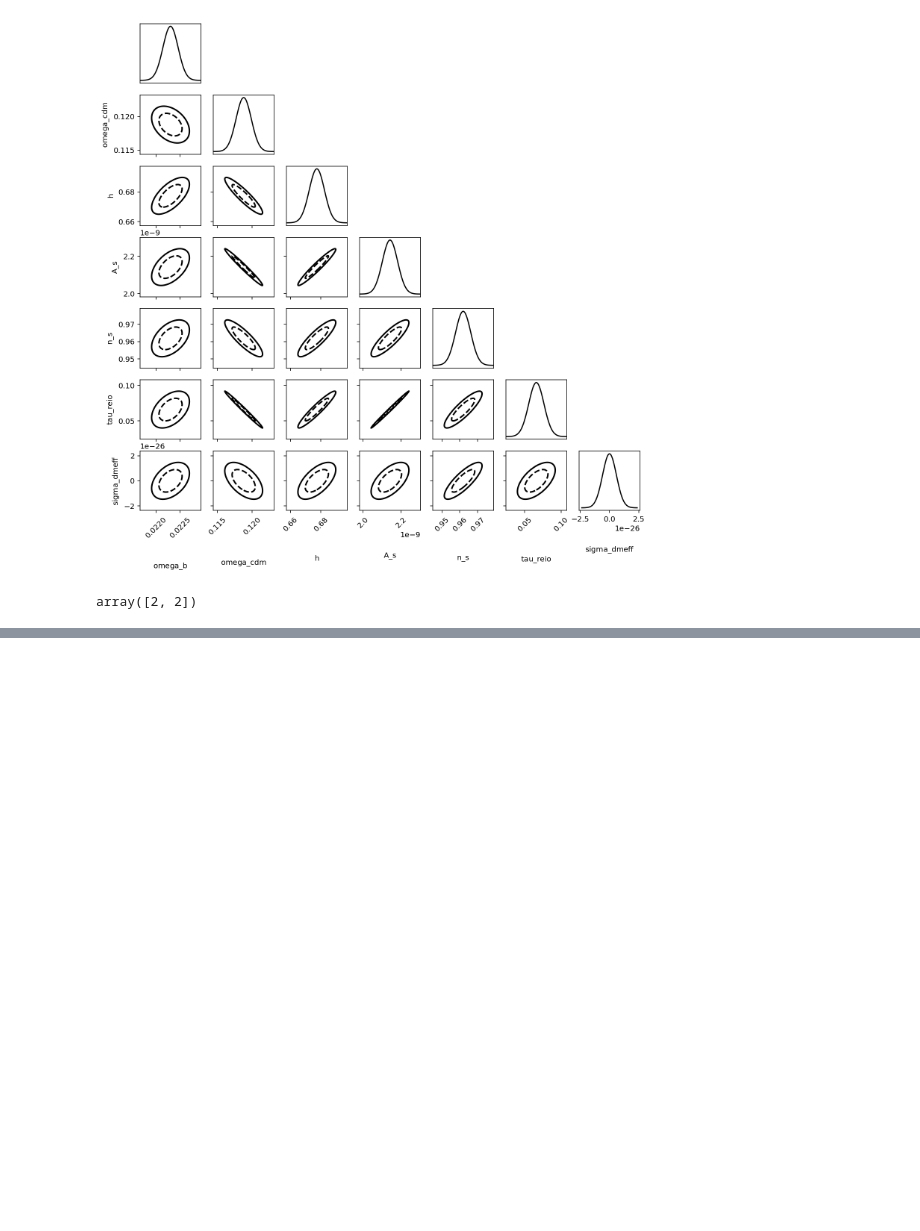
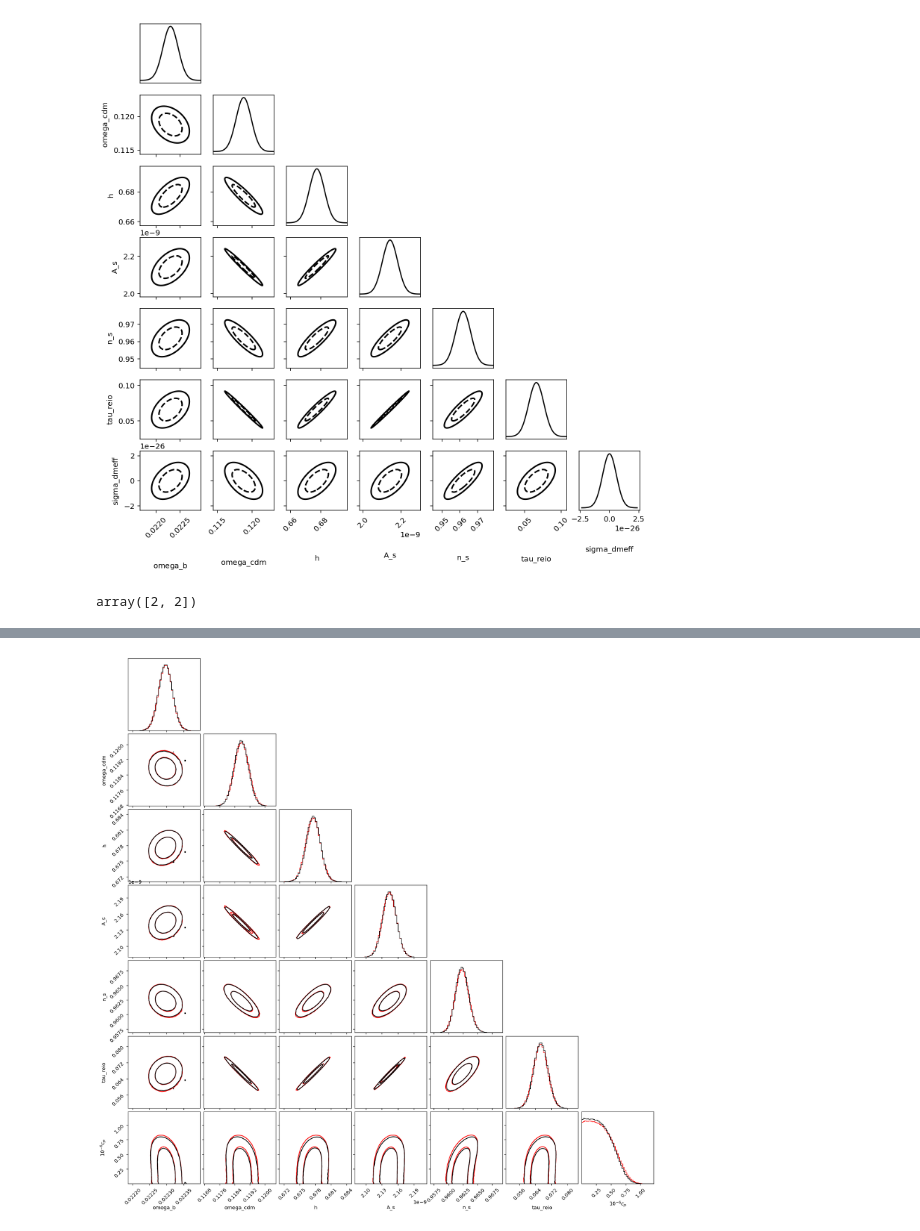
Before and after one commit to AizhanAkh/fishchips-Changes, a Jupyter notebook: IDM Fisher Matrices.ipynb, the cells around one changed output, grey strips where cells are left out. Cells and saved outputs as stored; diff of their text form; code cells hidden in the pictures; blank space fills up the shorter version.

```diff
--- a/IDM Fisher Matrices.ipynb
+++ b/IDM Fisher Matrices.ipynb
@@ -407,0 +440,31 @@ plt.savefig("ff_pt_linear.pdf")
+# %%
+CMB_S4 = experiments.get_S4_changed()
+fisher_linear_S4 = fisher_linear + CMB_S4[0].get_fisher_changed(fiducial_linear, pars, cl_right_linear, cl_left_linear, steps) + CMB_S4[1].get_fisher_changed(fiducial_linear, pars, cl_right_linear, cl_left_linear, steps)
+cov_linear_S4 = np.linalg.inv(fisher_linear_S4)
+unmodified_samples_linear_S4 = get_samps(cov_linear_S4, centers)
+samps_linear_S4 = get_samps(cov_linear_S4, centers, num=int(1e8)) # get the samples from the covariance
+samps_linear_S4 = samps_linear_S4[samps_linear_S4.T[-1]>0] # sigma_p cannot be negative
+modified_linear_S4 = samps_linear_S4.copy()
+modified_linear_S4.T[-1] = convert_to_cc_array(modified_linear_S4.T[-1], 1.0) * 1e-6 # convert to 1e6 * cc
+
+fisher_S4 = fisher + CMB_S4[0].get_fisher_changed(fiducial, pars, cl_right, cl_left, steps) + CMB_S4[1].get_fisher_changed(fiducial, pars, cl_right, cl_left, steps)
+cov_S4 = np.linalg.inv(fisher_S4)
+cov_S4 = np.linalg.inv(fisher_S4)
+unmodified_samples_S4 = get_samps(cov_S4, centers)
+samps_S4 = get_samps(cov_S4, centers, num=int(1e8)) # get the samples from the covariance
+samps_S4 = samps_S4[samps_S4.T[-1]>0] # sigma_p cannot be negative
+modified_S4 = samps_S4.copy()
+modified_S4.T[-1] = convert_to_cc_array(modified_S4.T[-1], 1.0) * 1e-6 # convert to 1e6 * cc
+# %%
+fig = corner.corner(modified_S4,
+              plot_datapoints=False, plot_density=False, bins=50,
+              weights=1./np.sqrt(samps_S4.T[-1]),
+              levels=(0.68,0.95),lw=2, color='red', labels=[r'omega_b', r'omega_cdm', r'h',  r'A_s', r'n_s', r'tau_reio', r'$10^{-6}c_{p}$'],
+              hist_kwargs={'normed':True});
+corner.corner(modified_linear_S4,
+              plot_datapoints=False, plot_density=False, bins=50,
+              weights=1./np.sqrt(samps_linear_S4.T[-1]),
+              levels=(0.68,0.95),lw=2, color='black', labels=[r'omega_b', r'omega_cdm', r'h',  r'A_s', r'n_s', r'tau_reio', r'$10^{-6}c_{p}$'],
+              hist_kwargs={'normed':True}, fig = fig);
+# %% [output]
+[figure, added]
```
Also changed, not shown: parts of 7 cells of this notebook, 5 other files.
